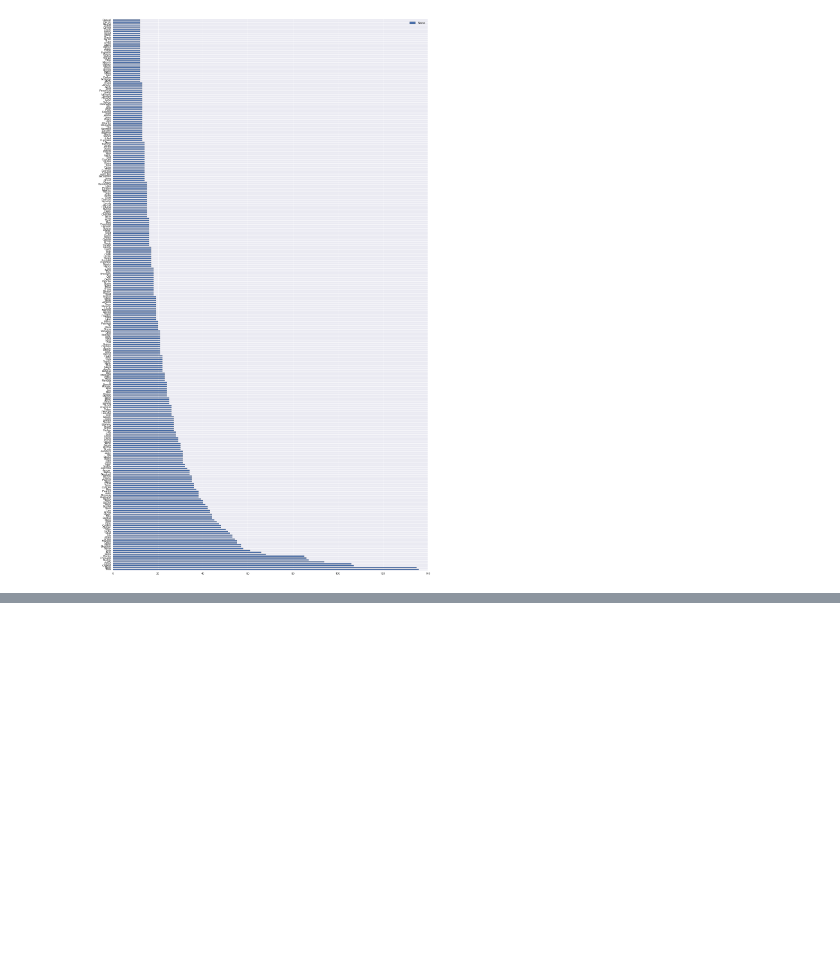
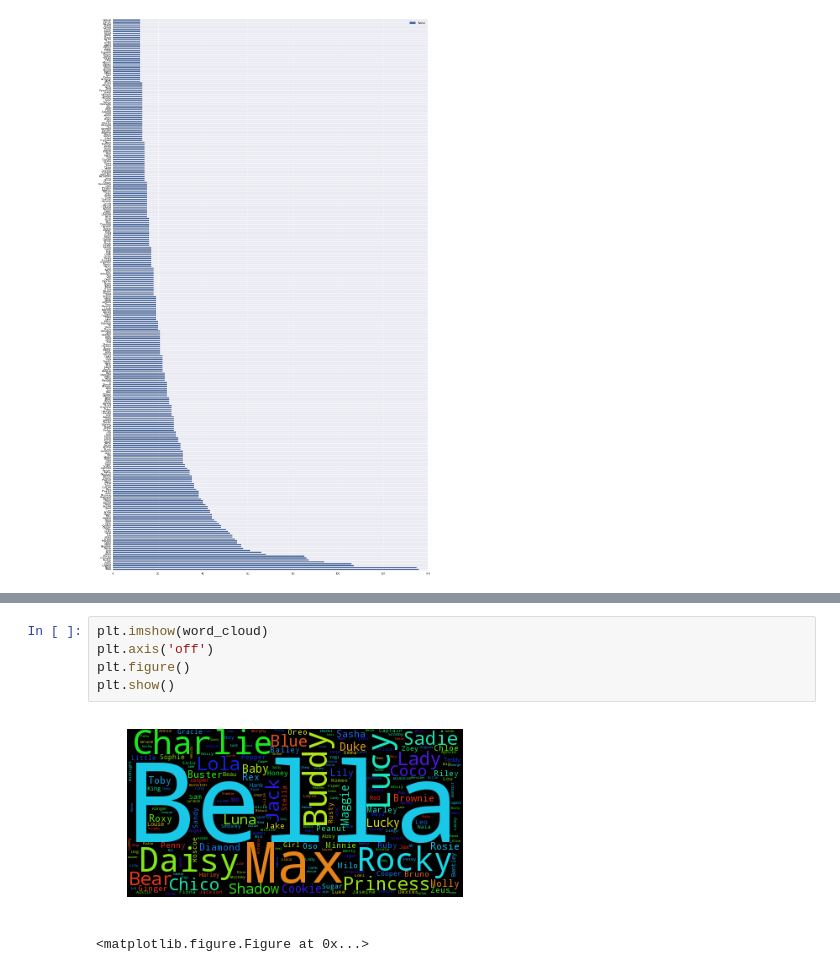
Before and after one commit to BarnetteME1/shelter_animals, a Jupyter notebook: Data exploration.ipynb, the cells around one changed output, grey strips where cells are left out. Cells and saved outputs as stored; diff of their text form; blank space fills up the shorter version.

```diff
--- a/Data exploration.ipynb
+++ b/Data exploration.ipynb
@@ -117,0 +113,8 @@ plt.show()
+# %%
+plt.imshow(word_cloud)
+plt.axis('off')
+plt.figure()
+plt.show()
+# %% [output]
+[figure, added]
+<matplotlib.figure.Figure at 0x...>
```
Also changed, not shown: parts of 12 cells of this notebook, 3 other files.
